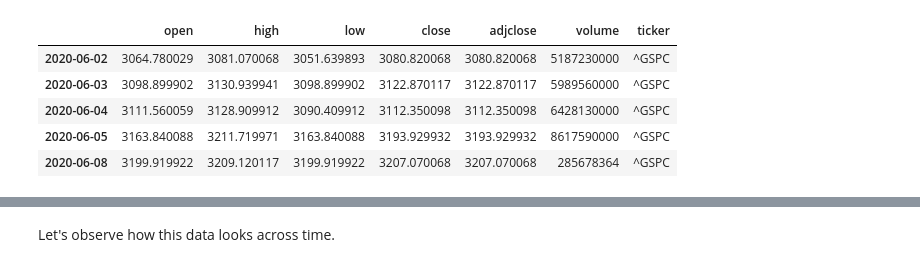
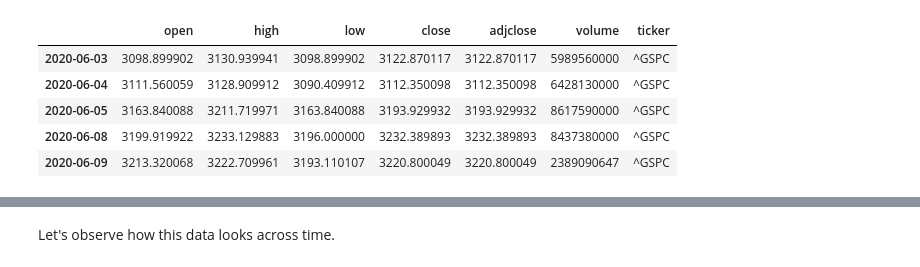
Before and after one commit to kozlowski-j/Stock-Market-Forecast, a Jupyter notebook: Tensorflow_first_model.ipynb, the cells around one changed output, grey strips where cells are left out. Cells and saved outputs as stored; diff of their text form; code cells hidden in the pictures.

```diff
--- a/Tensorflow_first_model.ipynb
+++ b/Tensorflow_first_model.ipynb
@@ -32,16 +31,16 @@ The autoreload extension is already loaded. To reload it, use:
 # %%
 ticker = '^GSPC' # ^GSPC is S&P 500 ticker
 HISTORY_START_DATE = '2012-01-01'
 
-# df = si.get_data(ticker)
-df = load_ticker_data(ticker)
+df = si.get_data(ticker)
+# df = load_ticker_data(ticker)
 df = df[df.index >= HISTORY_START_DATE]
 df['adjclose'].dropna(inplace=True)
 df.tail()
 # %% [output]
 |  | open | high | low | close | adjclose | volume | ticker |
-| 2020-06-02 | 3064.780029 | 3081.070068 | 3051.639893 | 3080.820068 | 3080.820068 | 5187230000 | ^GSPC |
 | 2020-06-03 | 3098.899902 | 3130.939941 | 3098.899902 | 3122.870117 | 3122.870117 | 5989560000 | ^GSPC |
 | 2020-06-04 | 3111.560059 | 3128.909912 | 3090.409912 | 3112.350098 | 3112.350098 | 6428130000 | ^GSPC |
 | 2020-06-05 | 3163.840088 | 3211.719971 | 3163.840088 | 3193.929932 | 3193.929932 | 8617590000 | ^GSPC |
-| 2020-06-08 | 3199.919922 | 3209.120117 | 3199.919922 | 3207.070068 | 3207.070068 | 285678364 | ^GSPC |
+| 2020-06-08 | 3199.919922 | 3233.129883 | 3196.000000 | 3232.389893 | 3232.389893 | 8437380000 | ^GSPC |
+| 2020-06-09 | 3213.320068 | 3222.709961 | 3193.110107 | 3220.800049 | 3220.800049 | 2389090647 | ^GSPC |
```
Also changed, not shown: parts of 7 cells of this notebook, 1 other file.
